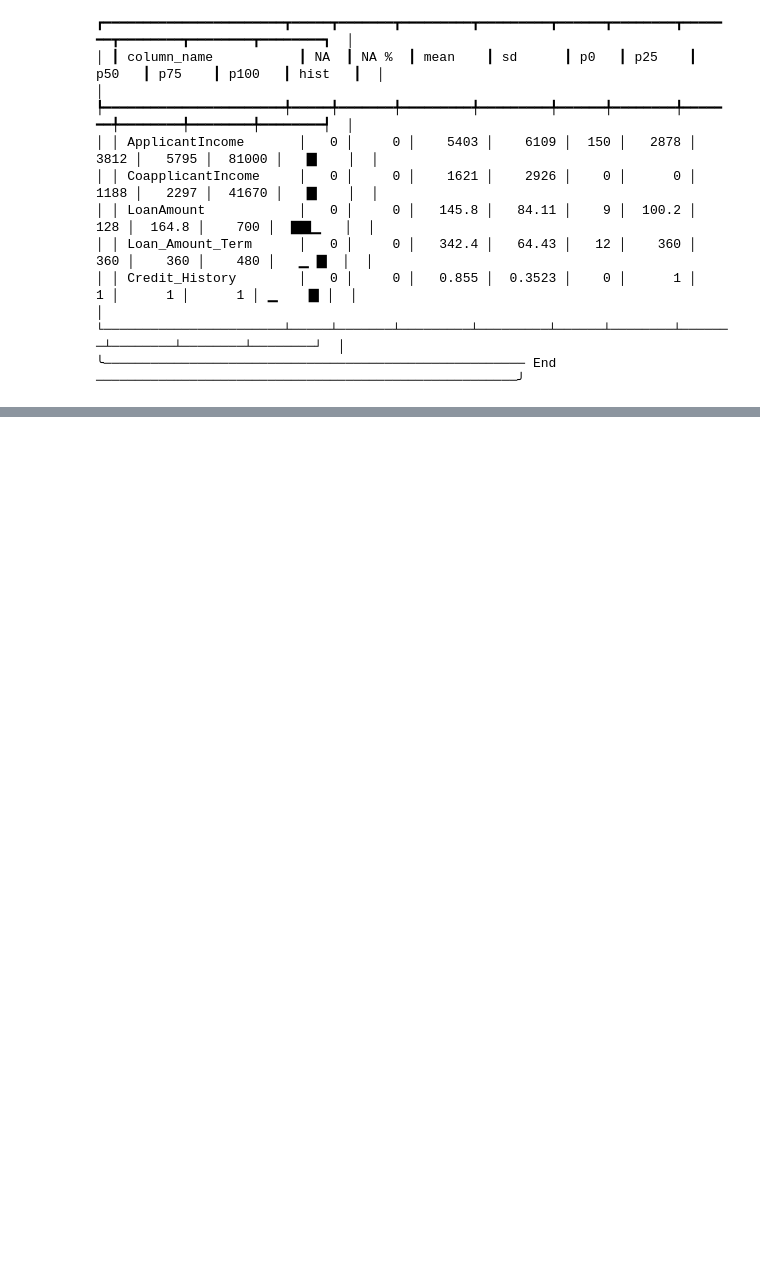
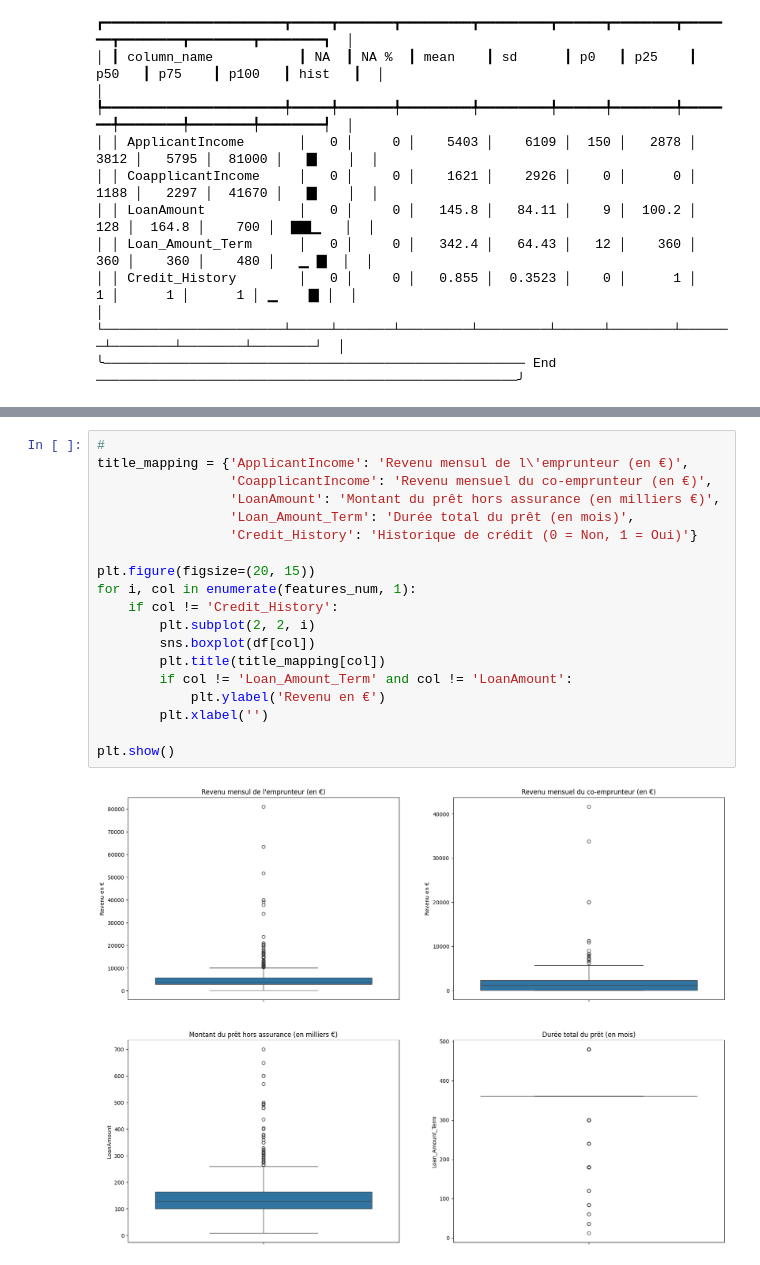
Before and after one commit to Patrick-NII/Analyse_Credits, a Jupyter notebook: feature.ipynb, the cells around one changed output, grey strips where cells are left out. Cells and saved outputs as stored; diff of their text form; blank space fills up the shorter version.

```diff
--- a/feature.ipynb
+++ b/feature.ipynb
@@ -245,0 +246,21 @@ for i, col in enumerate(features_num, 1):
+# %%
+#
+title_mapping = {'ApplicantIncome': 'Revenu mensul de l\'emprunteur (en €)',
+                 'CoapplicantIncome': 'Revenu mensuel du co-emprunteur (en €)',
+                 'LoanAmount': 'Montant du prêt hors assurance (en milliers €)',
+                 'Loan_Amount_Term': 'Durée total du prêt (en mois)',
+                 'Credit_History': 'Historique de crédit (0 = Non, 1 = Oui)'}
+
+plt.figure(figsize=(20, 15))
+for i, col in enumerate(features_num, 1):
+    if col != 'Credit_History':
+        plt.subplot(2, 2, i)
+        sns.boxplot(df[col])
+        plt.title(title_mapping[col])
+        if col != 'Loan_Amount_Term' and col != 'LoanAmount':
+            plt.ylabel('Revenu en €')
+        plt.xlabel('')
+
+plt.show()
+# %% [output]
+[figure, added]
```
Also changed, not shown: parts of 1 cell of this notebook.
